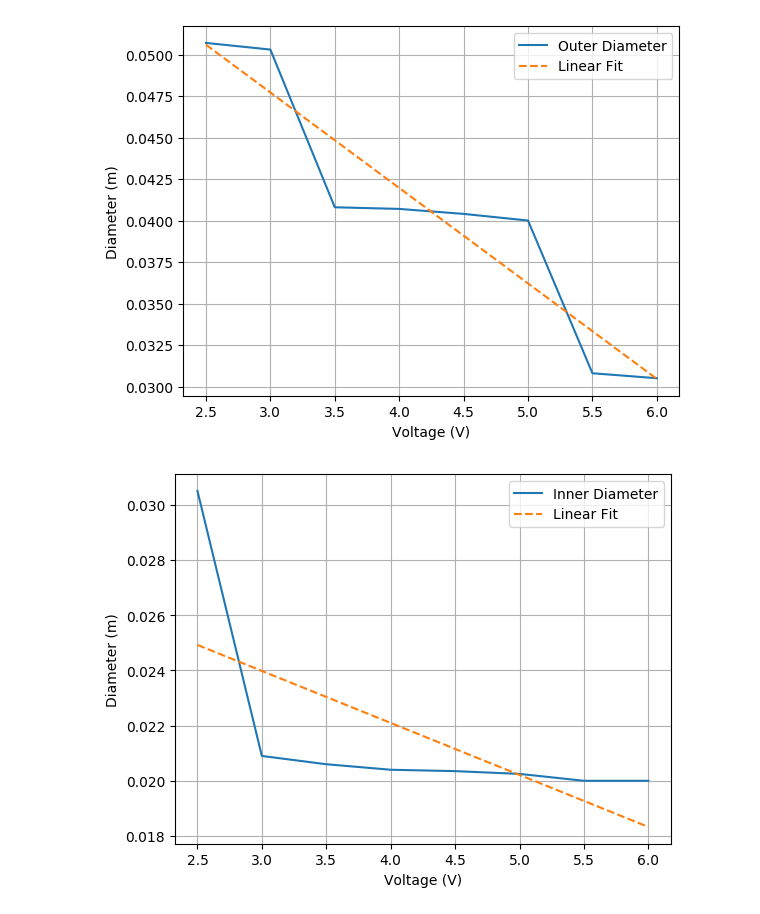
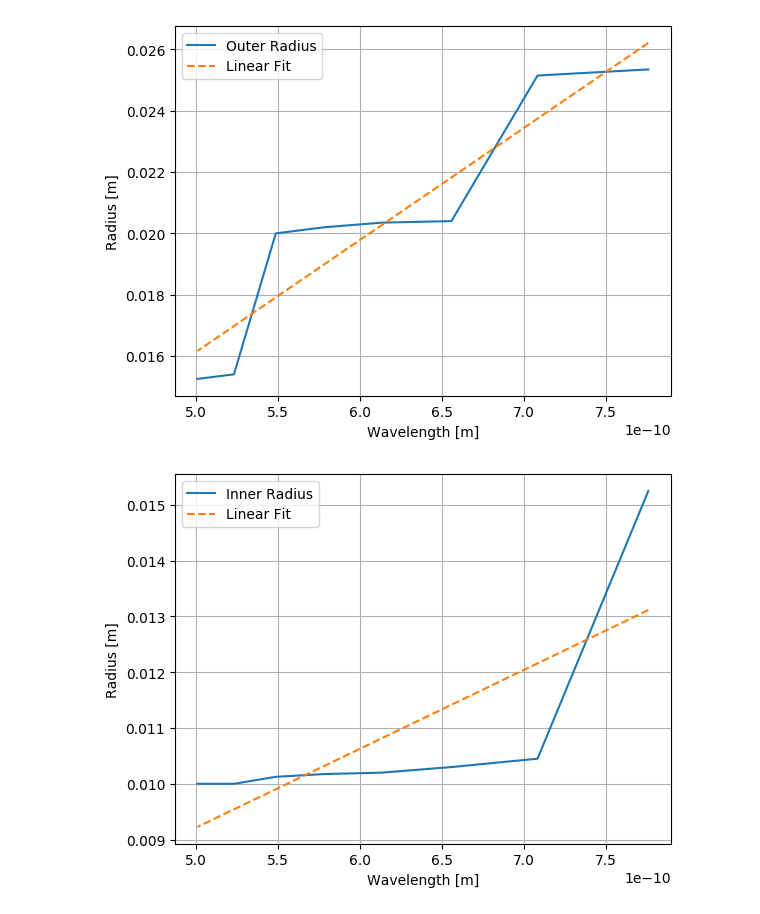
Before and after one commit to amanb2000/PHY293_Labs, a Jupyter notebook: lab03/notebooks/processing-1.ipynb, the cells around one changed output. Saved outputs shown, nothing was run; the diff lists cells and outputs as text; code cells hidden in the pictures.

Commit message:
Added relavent plots

```diff
--- a/lab03/notebooks/processing-1.ipynb
+++ b/lab03/notebooks/processing-1.ipynb
@@ -26,7 +39,17 @@ OUTER_DIAMETER = 2
 # %%
 # convert mm -> m units
 conversionFactor = 1/(10*100)
+# update data
 for i in [INNER_DIAMETER, OUTER_DIAMETER]:
     main_data[:,i] *= conversionFactor
-# update measurement uncertainty
+
+# update constants and measurements
 UNCERTAINTY_RULER *= conversionFactor
+TUBE_DIAMETER *= conversionFactor
+DBWAVELENGTH *= conversionFactor
+
+# generate average data
+average_data = np.ndarray(shape=main_data.shape)
+average_data[:,SAMPLE_VOLTAGES] = np.copy(main_data[:,SAMPLE_VOLTAGES])
+average_data[:,AVERAGE_DIAMETER] = main_data[:,INNER_DIAMETER] + main_data[:,OUTER_DIAMETER]
+average_data[:,AVERAGE_RADIUS] = average_data[:,AVERAGE_DIAMETER]/2
@@ -33,33 +62,50 @@ UNCERTAINTY_RULER *= conversionFactor
+# %%
+def calc_wavelength(Ua, e=CHARGE_ELECTRON, m=MASS_ELECTRON, h=JSPLANCK):
+    root = math.pow(2*m*e*Ua, 1/2)
+    return h/root
+
+def calc_wavelength_uncert(Ua, dm=UNCERTAINTY_MASS_ELECTRON, dUa=UNCERTAINTY_VOLTAGE,h=JSPLANCK, e=CHARGE_ELECTRON, m=MASS_ELECTRON):
+    delta2 = pow(abs(-h*e*Ua*pow(2*m*e*Ua,-3/2)) * dm, 2) + pow(abs(-h*e*m*pow(2*m*e*Ua,-3/2)) * dUa, 2)
+    return math.pow(delta2,1/2)
+
+rows = average_data[:,SAMPLE_VOLTAGES].shape[0]
+wavelengths = np.ndarray(shape=(rows,))
+wavelength_uncert = np.ndarray(shape=(rows,))
+for i in range(rows):
+    wavelengths[i] = calc_wavelength(average_data[:,SAMPLE_VOLTAGES][i])
+    wavelength_uncert[i] = calc_wavelength_uncert(average_data[:,SAMPLE_VOLTAGES][i])
+# the wavelengt_uncert is so small
 # %%
-# Sample Voltage vs. Outer Diameter
-plt.plot(main_data[:,SAMPLE_VOLTAGES], main_data[:,OUTER_DIAMETER], label="Outer Diameter")
-plt.xlabel("Voltage (V)")
-plt.ylabel("Diameter (m)")
+# Outer Radius vs Wavelength
+plt.plot(wavelengths, main_data[:,OUTER_DIAMETER]/2, label="Outer Radius")
+plt.xlabel("Wavelength [m]")
+plt.ylabel("Radius [m]")
 plt.grid(True)
 
 # linear fit: https://docs.scipy.org/doc/numpy/reference/generated/numpy.polyfit.html
-outerFitDump = np.polyfit(main_data[:,SAMPLE_VOLTAGES], main_data[:,OUTER_DIAMETER], deg=1, full=True)
+outerFitDump = np.polyfit(wavelengths, main_data[:,OUTER_DIAMETER]/2, deg=1, full=True)
 outerFit = np.poly1d(outerFitDump[0])
-plt.plot(main_data[:,SAMPLE_VOLTAGES], outerFit(vRange), "--", label="Linear Fit")
+plt.plot(wavelengths, outerFit(wavelengths), "--", label="Linear Fit")
 
 plt.legend()
+plt.savefig(fname="lab03/exports/outer-radius_wavelength.png", quality=95, dpi=100)
 plt.show()
 # %% [output]
-[figure, old version]
+[figure, new version]
 # %%
-# Sample Voltage vs. Inner Diameter
-plt.plot(main_data[:,SAMPLE_VOLTAGES], main_data[:,INNER_DIAMETER], label="Inner Diameter")
-plt.xlabel("Voltage (V)")
-plt.ylabel("Diameter (m)")
+# Inner Radius vs Wavelength
+plt.plot(wavelengths, main_data[:,INNER_DIAMETER]/2, label="Inner Radius")
+plt.xlabel("Wavelength [m]")
+plt.ylabel("Radius [m]")
 plt.grid(True)
 
 # linear fit: https://docs.scipy.org/doc/numpy/reference/generated/numpy.polyfit.html
-vRange = np.arange(2.5, 6.1, 0.5)
-innerFitDump = np.polyfit(main_data[:,SAMPLE_VOLTAGES], main_data[:,INNER_DIAMETER], deg=1, full=True)
+innerFitDump = np.polyfit(wavelengths, main_data[:,INNER_DIAMETER]/2, deg=1, full=True)
 innerFit = np.poly1d(innerFitDump[0])
-plt.plot(main_data[:,SAMPLE_VOLTAGES], innerFit(vRange), "--", label="Linear Fit")
+plt.plot(wavelengths, innerFit(wavelengths), "--", label="Linear Fit")
 
 plt.legend()
+plt.savefig(fname="lab03/exports/inner-radius_wavelength.png", quality=95, dpi=100)
 plt.show()
 # %% [output]
-[figure, old version]
+[figure, new version]
```
Also changed, not shown: parts of 11 cells of this notebook, 9 other files.
